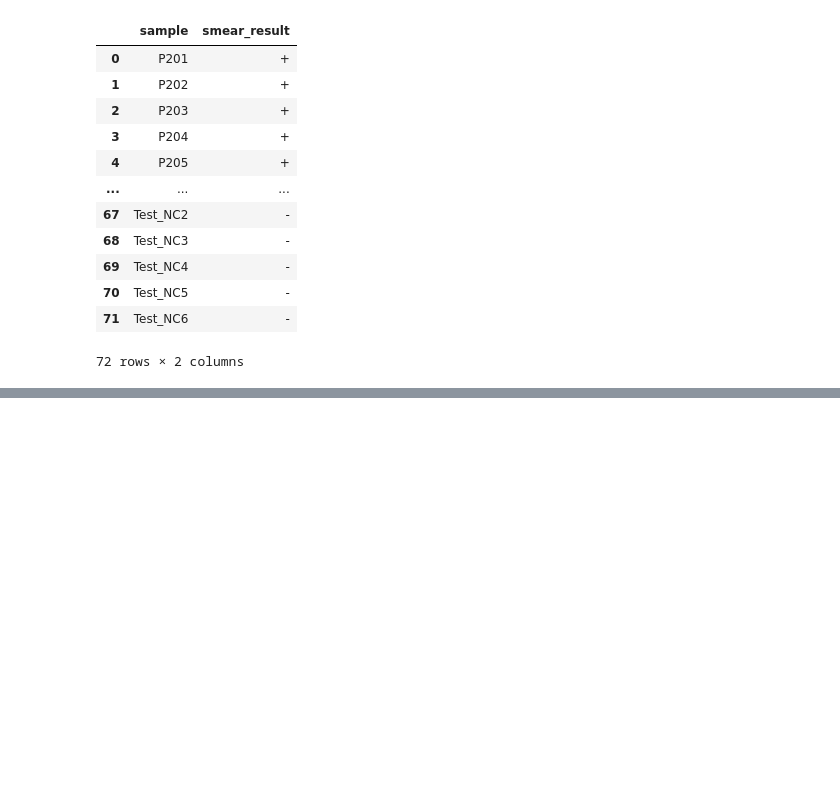
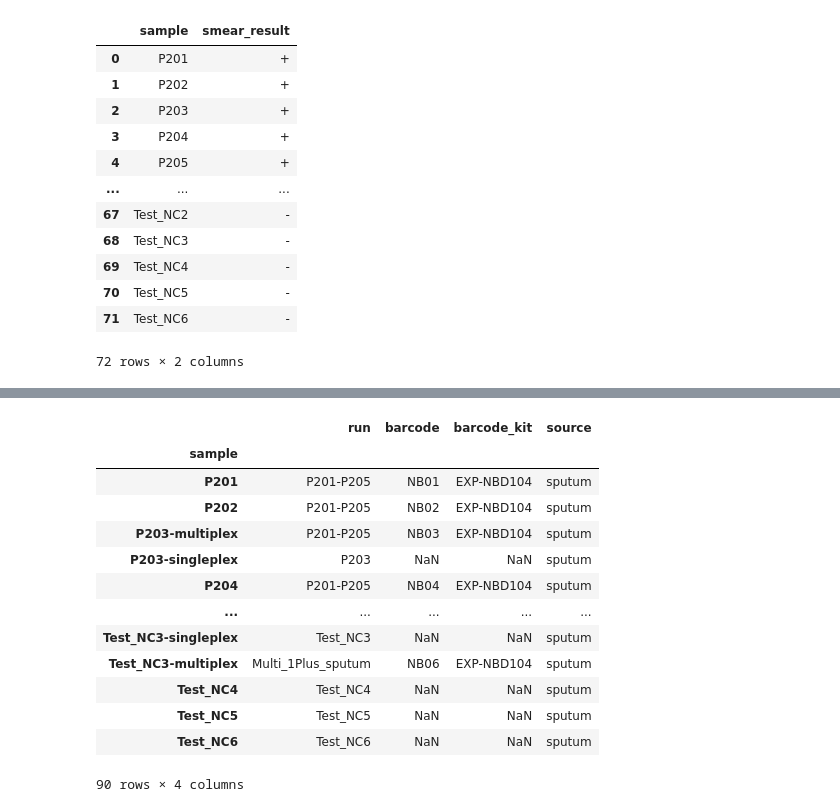
Before and after one commit to iqbal-lab-org/tb-sputum-project, a Jupyter notebook: docs/data_cleaning.ipynb, the cells around one changed output, grey strips where cells are left out. Drawn from its saved outputs; the diff is of its cells as text; code cells hidden in the pictures; blank space fills up the shorter version.

```diff
--- a/docs/data_cleaning.ipynb
+++ b/docs/data_cleaning.ipynb
@@ -762,0 +803,19 @@ smear_df.to_csv("smear_results.csv", index=False)
+# %%
+ont_df = pd.read_csv("ont_samples.csv", index_col="sample")
+ont_df["source"] = "sputum"
+ont_df
+# %% [output]
+|  | run | barcode | barcode_kit | source |
+| sample |  |  |  |  |
+| P201 | P201-P205 | NB01 | EXP-NBD104 | sputum |
+| P202 | P201-P205 | NB02 | EXP-NBD104 | sputum |
+| P203-multiplex | P201-P205 | NB03 | EXP-NBD104 | sputum |
+| P203-singleplex | P203 | NaN | NaN | sputum |
+| P204 | P201-P205 | NB04 | EXP-NBD104 | sputum |
+| ... | ... | ... | ... | ... |
+| Test_NC3-singleplex | Test_NC3 | NaN | NaN | sputum |
+| Test_NC3-multiplex | Multi_1Plus_sputum | NB06 | EXP-NBD104 | sputum |
+| Test_NC4 | Test_NC4 | NaN | NaN | sputum |
+| Test_NC5 | Test_NC5 | NaN | NaN | sputum |
+| Test_NC6 | Test_NC6 | NaN | NaN | sputum |
+90 rows × 4 columns
```
Also changed, not shown: parts of 9 cells of this notebook, 1 other file.
